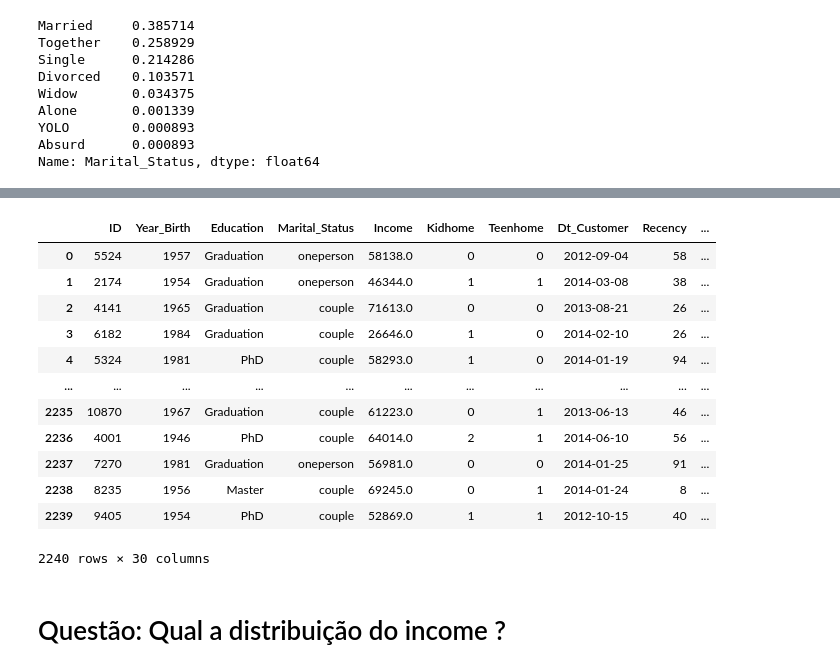
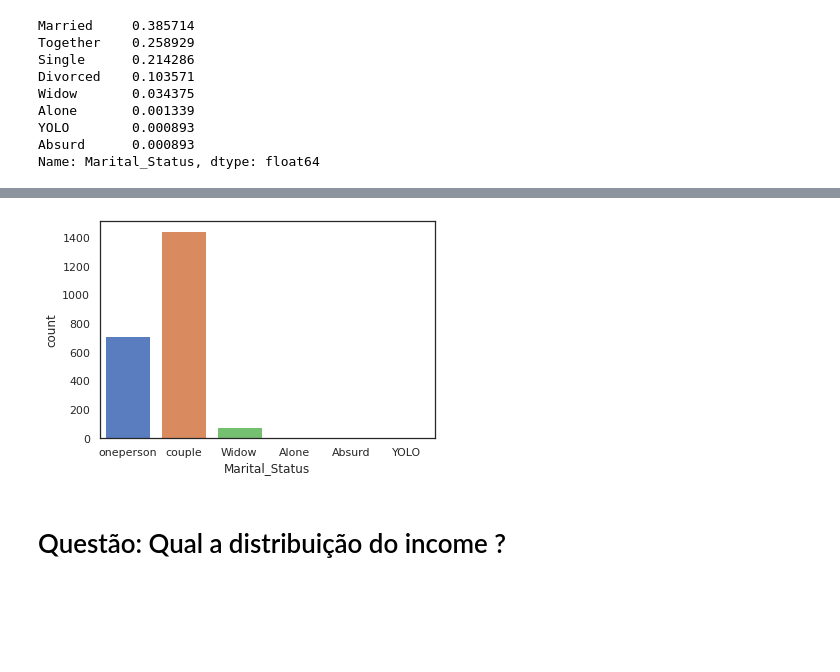
Before and after one commit to silviolima07/Cluster_Customers, a Jupyter notebook: Cluster_Customer.ipynb, the cells around one changed output, grey strips where cells are left out. Cells and saved outputs as stored; diff of their text form; code cells hidden in the pictures; blank space fills up the shorter version.

```diff
--- a/Cluster_Customer.ipynb
+++ b/Cluster_Customer.ipynb
@@ -229,22 +229,10 @@ ax = sns.countplot(x="Marital_Status", data=ifood)
 ifood['Marital_Status'].replace(to_replace=dict(Single='oneperson', Divorced='oneperson'), inplace=True)
 # %%
 ifood['Marital_Status'].replace(to_replace=dict(Married='couple', Together='couple'), inplace=True)
-# %%
-ifood
-# %% [output]
-|  | ID | Year_Birth | Education | Marital_Status | Income | Kidhome | Teenhome | Dt_Customer | Recency | ... |
-| 0 | 5524 | 1957 | Graduation | oneperson | 58138.0 | 0 | 0 | 2012-09-04 | 58 | ... |
-| 1 | 2174 | 1954 | Graduation | oneperson | 46344.0 | 1 | 1 | 2014-03-08 | 38 | ... |
-| 2 | 4141 | 1965 | Graduation | couple | 71613.0 | 0 | 0 | 2013-08-21 | 26 | ... |
-| 3 | 6182 | 1984 | Graduation | couple | 26646.0 | 1 | 0 | 2014-02-10 | 26 | ... |
-| 4 | 5324 | 1981 | PhD | couple | 58293.0 | 1 | 0 | 2014-01-19 | 94 | ... |
-| ... | ... | ... | ... | ... | ... | ... | ... | ... | ... | ... |
-| 2235 | 10870 | 1967 | Graduation | couple | 61223.0 | 0 | 1 | 2013-06-13 | 46 | ... |
-| 2236 | 4001 | 1946 | PhD | couple | 64014.0 | 2 | 1 | 2014-06-10 | 56 | ... |
-| 2237 | 7270 | 1981 | Graduation | oneperson | 56981.0 | 0 | 0 | 2014-01-25 | 91 | ... |
-| 2238 | 8235 | 1956 | Master | couple | 69245.0 | 0 | 1 | 2014-01-24 | 8 | ... |
-| 2239 | 9405 | 1954 | PhD | couple | 52869.0 | 1 | 1 | 2012-10-15 | 40 | ... |
-2240 rows × 30 columns
+# %%
+ax = sns.countplot(x="Marital_Status", data=ifood)
+# %% [output]
+[figure, added]
 # %% [markdown]
 # Questão: Qual a distribuição do income ?
 # %% [markdown]
```
Also changed, not shown: parts of 13 cells of this notebook.
